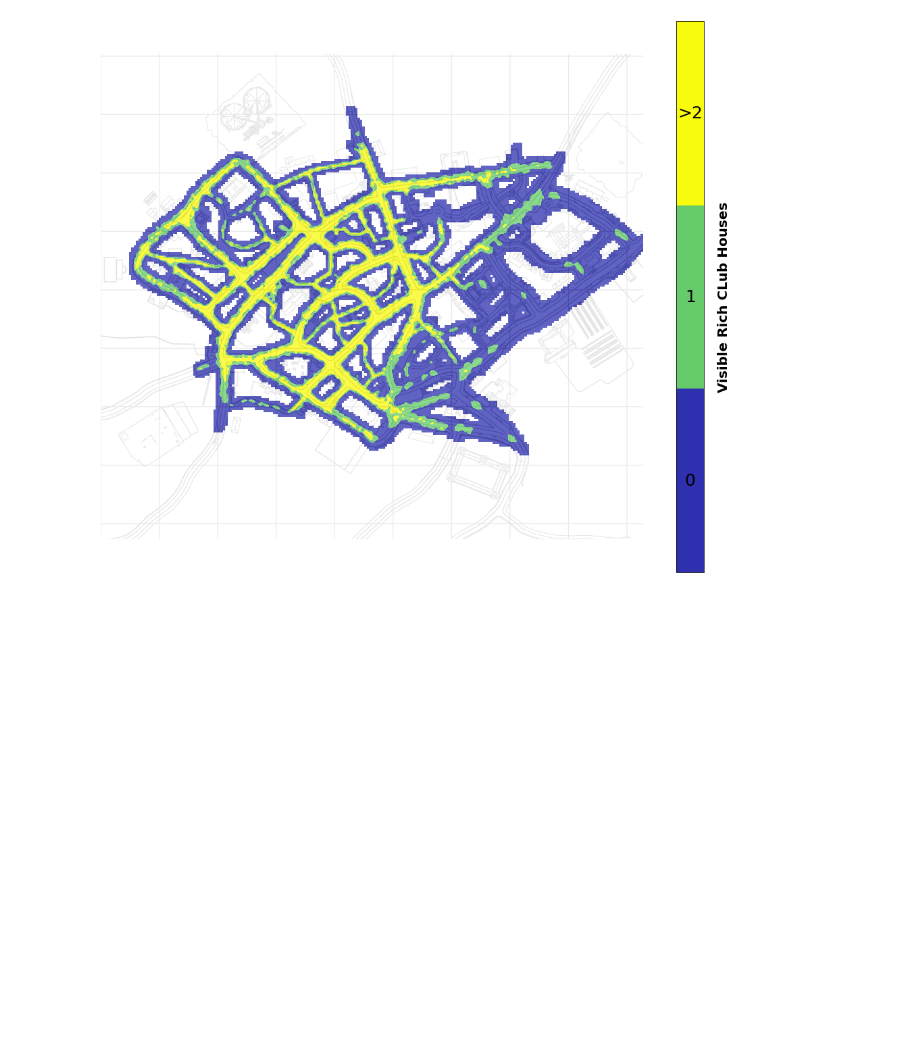
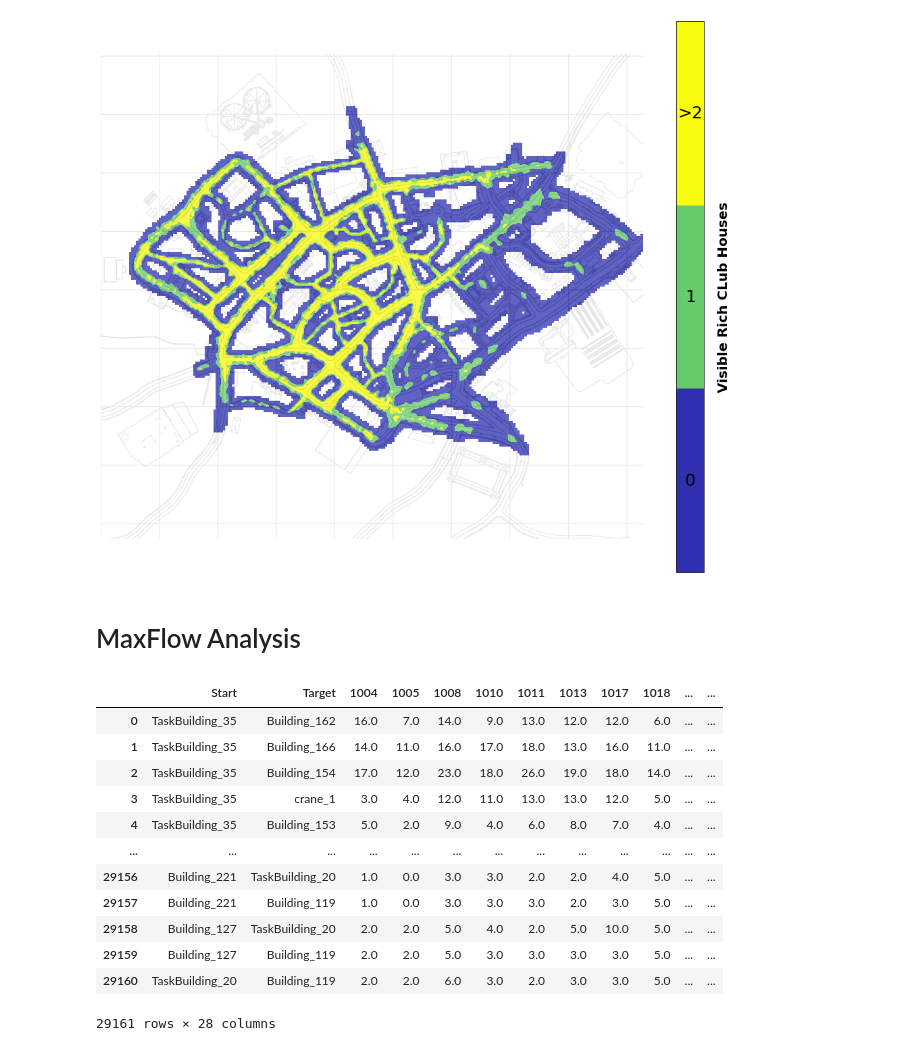
Before and after one commit to lucasessmann/GTA_ET, a Jupyter notebook: GraphAnalysis.ipynb, the cells around one changed output. Saved outputs shown, nothing was run; the diff lists cells and outputs as text; code cells hidden in the pictures; blank space fills up the shorter version.

```diff
--- a/GraphAnalysis.ipynb
+++ b/GraphAnalysis.ipynb
@@ -1936,3 +2018,21 @@ if save_bool == True:
         print("\tCould not save Triangulation_All as PNG!")
 # %% [output]
 [figure]
+# %% [markdown]
+# MaxFlow Analysis
+# %%
+Flow_df
+# %% [output]
+|  | Start | Target | 1004 | 1005 | 1008 | 1010 | 1011 | 1013 | 1017 | 1018 | ... | ... |
+| 0 | TaskBuilding_35 | Building_162 | 16.0 | 7.0 | 14.0 | 9.0 | 13.0 | 12.0 | 12.0 | 6.0 | ... | ... |
+| 1 | TaskBuilding_35 | Building_166 | 14.0 | 11.0 | 16.0 | 17.0 | 18.0 | 13.0 | 16.0 | 11.0 | ... | ... |
+| 2 | TaskBuilding_35 | Building_154 | 17.0 | 12.0 | 23.0 | 18.0 | 26.0 | 19.0 | 18.0 | 14.0 | ... | ... |
+| 3 | TaskBuilding_35 | crane_1 | 3.0 | 4.0 | 12.0 | 11.0 | 13.0 | 13.0 | 12.0 | 5.0 | ... | ... |
+| 4 | TaskBuilding_35 | Building_153 | 5.0 | 2.0 | 9.0 | 4.0 | 6.0 | 8.0 | 7.0 | 4.0 | ... | ... |
+| ... | ... | ... | ... | ... | ... | ... | ... | ... | ... | ... | ... | ... |
+| 29156 | Building_221 | TaskBuilding_20 | 1.0 | 0.0 | 3.0 | 3.0 | 2.0 | 2.0 | 4.0 | 5.0 | ... | ... |
+| 29157 | Building_221 | Building_119 | 1.0 | 0.0 | 3.0 | 3.0 | 3.0 | 2.0 | 3.0 | 5.0 | ... | ... |
+| 29158 | Building_127 | TaskBuilding_20 | 2.0 | 2.0 | 5.0 | 4.0 | 2.0 | 5.0 | 10.0 | 5.0 | ... | ... |
+| 29159 | Building_127 | Building_119 | 2.0 | 2.0 | 5.0 | 3.0 | 3.0 | 3.0 | 3.0 | 5.0 | ... | ... |
+| 29160 | TaskBuilding_20 | Building_119 | 2.0 | 2.0 | 6.0 | 3.0 | 2.0 | 3.0 | 3.0 | 5.0 | ... | ... |
+29161 rows × 28 columns
```
Also changed, not shown: parts of 4 cells of this notebook, 1 other file.
